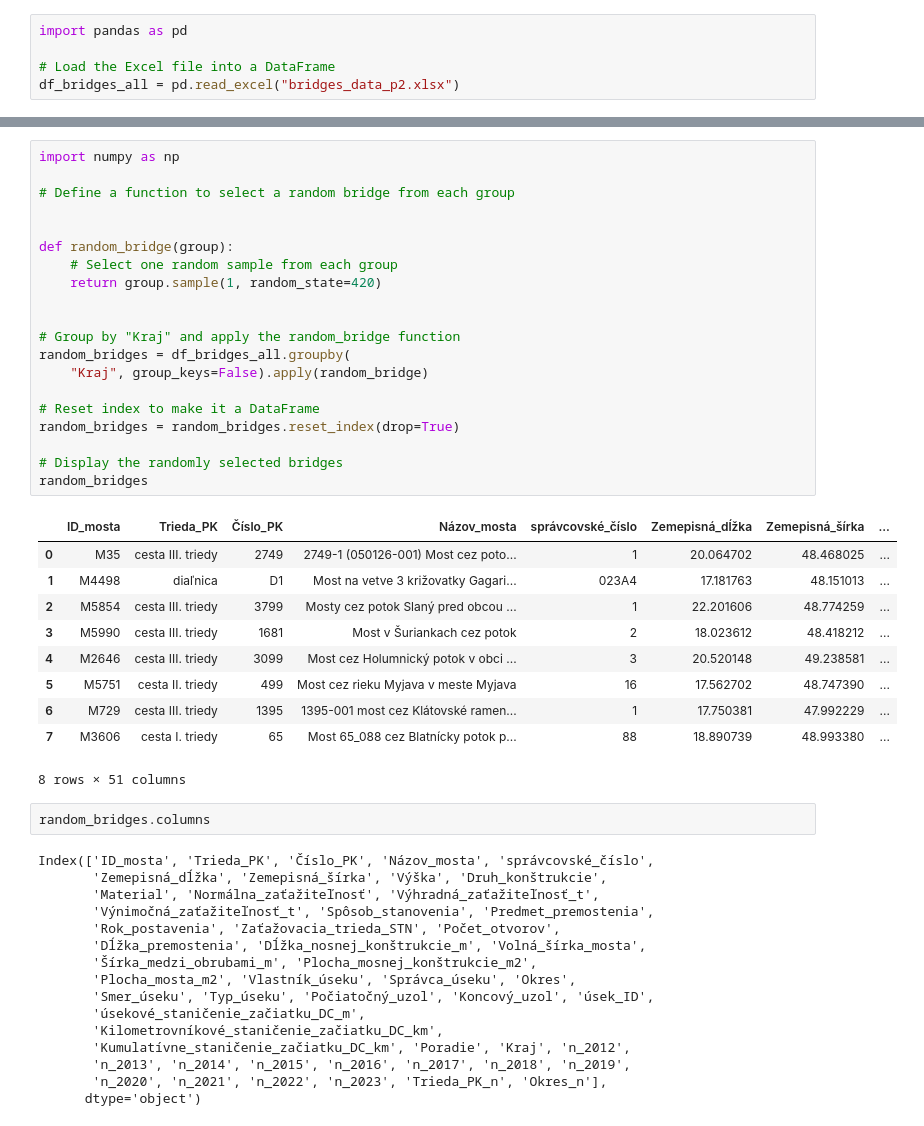
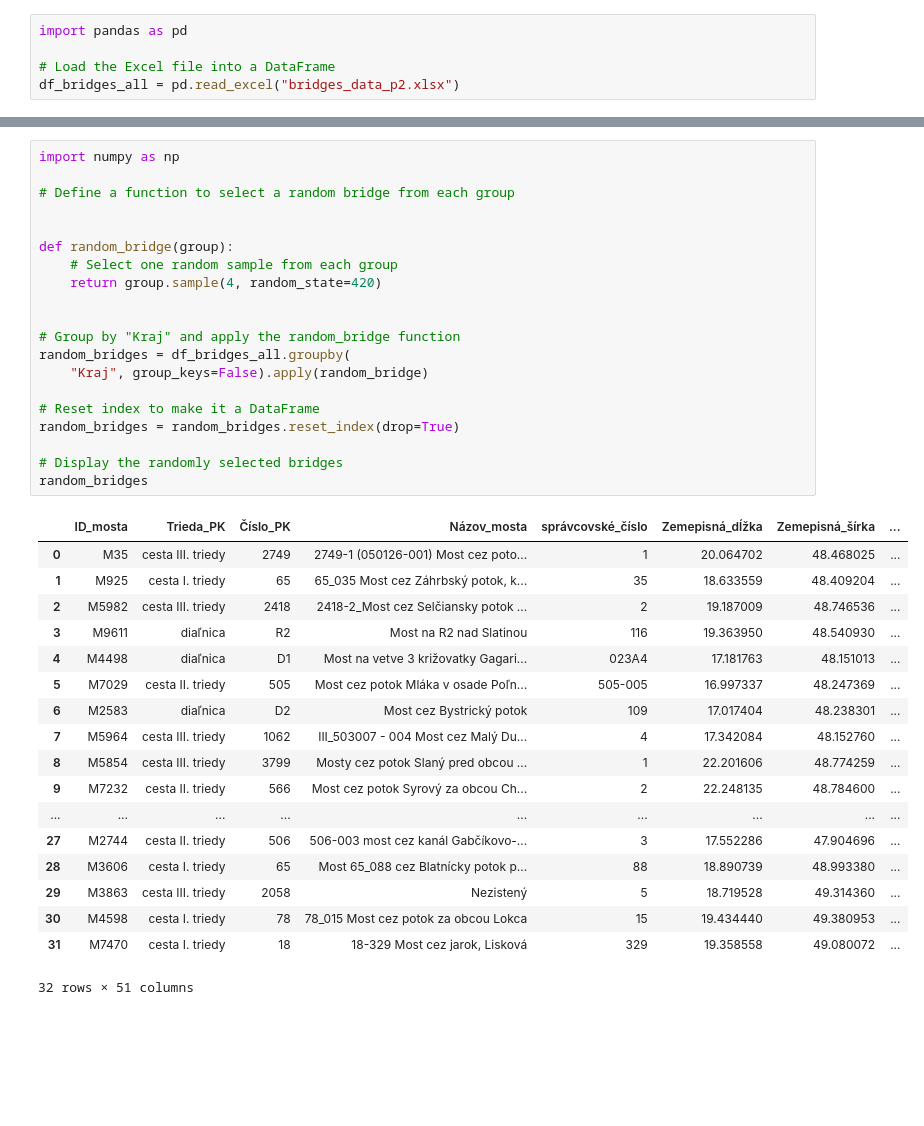
Before and after one commit to Medvedku/Bridges, a Jupyter notebook: 01_SC_BA/DT/00_general_data_p3.ipynb, the cells around one changed output, grey strips where cells are left out. Cells and saved outputs as stored; diff of their text form; blank space fills up the shorter version.

```diff
--- a/01_SC_BA/DT/00_general_data_p3.ipynb
+++ b/01_SC_BA/DT/00_general_data_p3.ipynb
@@ -43,49 +46,39 @@ settle_gdf = settle_gdf[mask]
 # %%
 import numpy as np
 
 # Define a function to select a random bridge from each group
 
 
 def random_bridge(group):
     # Select one random sample from each group
-    return group.sample(1, random_state=420)
+    return group.sample(4, random_state=420)
 
 
 # Group by "Kraj" and apply the random_bridge function
 random_bridges = df_bridges_all.groupby(
     "Kraj", group_keys=False).apply(random_bridge)
 
 # Reset index to make it a DataFrame
 random_bridges = random_bridges.reset_index(drop=True)
 
 # Display the randomly selected bridges
 random_bridges
 # %% [output]
 |  | ID_mosta | Trieda_PK | Číslo_PK | Názov_mosta | správcovské_číslo | Zemepisná_dĺžka | Zemepisná_šírka | ... |
 | 0 | M35 | cesta III. triedy | 2749 | 2749-1 (050126-001) Most cez poto... | 1 | 20.064702 | 48.468025 | ... |
-| 1 | M4498 | diaľnica | D1 | Most na vetve 3 križovatky Gagari... | 023A4 | 17.181763 | 48.151013 | ... |
-| 2 | M5854 | cesta III. triedy | 3799 | Mosty cez potok Slaný pred obcou ... | 1 | 22.201606 | 48.774259 | ... |
-| 3 | M5990 | cesta III. triedy | 1681 | Most v Šuriankach cez potok | 2 | 18.023612 | 48.418212 | ... |
-| 4 | M2646 | cesta III. triedy | 3099 | Most cez Holumnický potok v obci ... | 3 | 20.520148 | 49.238581 | ... |
-| 5 | M5751 | cesta II. triedy | 499 | Most cez rieku Myjava v meste Myjava | 16 | 17.562702 | 48.747390 | ... |
-| 6 | M729 | cesta III. triedy | 1395 | 1395-001 most cez Klátovské ramen... | 1 | 17.750381 | 47.992229 | ... |
-| 7 | M3606 | cesta I. triedy | 65 | Most 65_088 cez Blatnícky potok p... | 88 | 18.890739 | 48.993380 | ... |
+| 1 | M925 | cesta I. triedy | 65 | 65_035 Most cez Záhrbský potok, k... | 35 | 18.633559 | 48.409204 | ... |
+| 2 | M5982 | cesta III. triedy | 2418 | 2418-2_Most cez Selčiansky potok ... | 2 | 19.187009 | 48.746536 | ... |
+| 3 | M9611 | diaľnica | R2 | Most na R2 nad Slatinou | 116 | 19.363950 | 48.540930 | ... |
+| 4 | M4498 | diaľnica | D1 | Most na vetve 3 križovatky Gagari... | 023A4 | 17.181763 | 48.151013 | ... |
+| 5 | M7029 | cesta II. triedy | 505 | Most cez potok Mláka v osade Poľn... | 505-005 | 16.997337 | 48.247369 | ... |
+| 6 | M2583 | diaľnica | D2 | Most cez Bystrický potok | 109 | 17.017404 | 48.238301 | ... |
+| 7 | M5964 | cesta III. triedy | 1062 | III_503007 - 004 Most cez Malý Du... | 4 | 17.342084 | 48.152760 | ... |
+| 8 | M5854 | cesta III. triedy | 3799 | Mosty cez potok Slaný pred obcou ... | 1 | 22.201606 | 48.774259 | ... |
+| 9 | M7232 | cesta II. triedy | 566 | Most cez potok Syrový za obcou Ch... | 2 | 22.248135 | 48.784600 | ... |
+| ... | ... | ... | ... | ... | ... | ... | ... | ... |
+| 27 | M2744 | cesta II. triedy | 506 | 506-003 most cez kanál Gabčíkovo-... | 3 | 17.552286 | 47.904696 | ... |
+| 28 | M3606 | cesta I. triedy | 65 | Most 65_088 cez Blatnícky potok p... | 88 | 18.890739 | 48.993380 | ... |
+| 29 | M3863 | cesta III. triedy | 2058 | Nezistený | 5 | 18.719528 | 49.314360 | ... |
+| 30 | M4598 | cesta I. triedy | 78 | 78_015 Most cez potok za obcou Lokca | 15 | 19.434440 | 49.380953 | ... |
+| 31 | M7470 | cesta I. triedy | 18 | 18-329 Most cez jarok, Lisková | 329 | 19.358558 | 49.080072 | ... |
-8 rows × 51 columns
+32 rows × 51 columns
-# %%
-random_bridges.columns
-# %% [output]
-Index(['ID_mosta', 'Trieda_PK', 'Číslo_PK', 'Názov_mosta', 'správcovské_číslo',
-       'Zemepisná_dĺžka', 'Zemepisná_šírka', 'Výška', 'Druh_konštrukcie',
-       'Material', 'Normálna_zaťažiteľnosť', 'Výhradná_zaťažiteľnosť_t',
-       'Výnimočná_zaťažiteľnosť_t', 'Spôsob_stanovenia', 'Predmet_premostenia',
-       'Rok_postavenia', 'Zaťažovacia_trieda_STN', 'Počet_otvorov',
-       'Dĺžka_premostenia', 'Dĺžka_nosnej_konštrukcie_m', 'Volná_šírka_mosta',
-       'Šírka_medzi_obrubami_m', 'Plocha_mosnej_konštrukcie_m2',
-       'Plocha_mosta_m2', 'Vlastník_úseku', 'Správca_úseku', 'Okres',
-       'Smer_úseku', 'Typ_úseku', 'Počiatočný_uzol', 'Koncový_uzol', 'úsek_ID',
-       'úsekové_staničenie_začiatku_DC_m',
-       'Kilometrovníkové_staničenie_začiatku_DC_km',
-       'Kumulatívne_staničenie_začiatku_DC_km', 'Poradie', 'Kraj', 'n_2012',
-       'n_2013', 'n_2014', 'n_2015', 'n_2016', 'n_2017', 'n_2018', 'n_2019',
-       'n_2020', 'n_2021', 'n_2022', 'n_2023', 'Trieda_PK_n', 'Okres_n'],
-      dtype='object')
```
Also changed, not shown: parts of 13 cells of this notebook, 2 other files.
